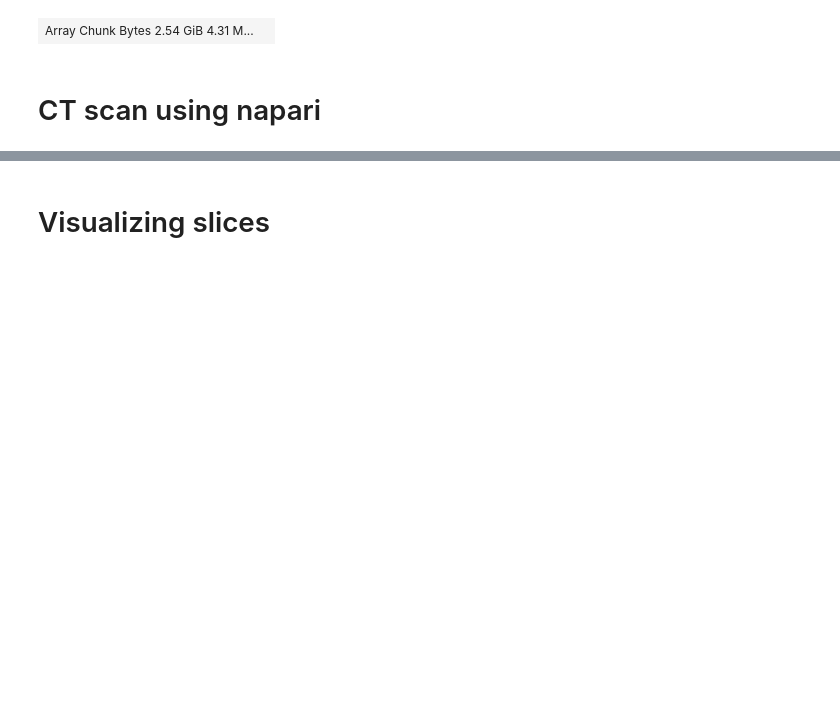
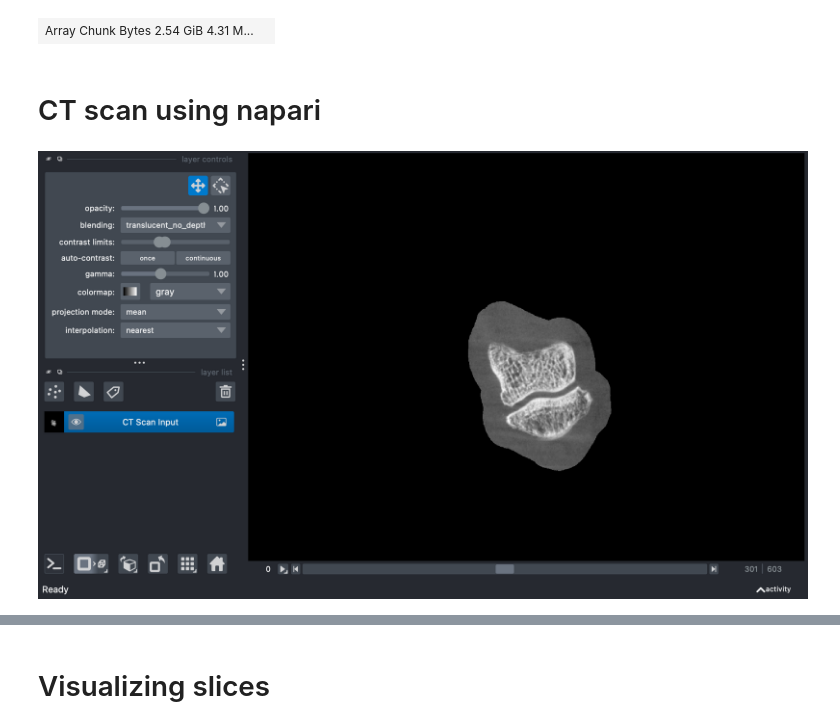
Before and after one commit to angelhb01/finger-bone-segmentation, a Jupyter notebook: notebooks/01_visualizations.ipynb, the cells around one changed output, grey strips where cells are left out. Cells and saved outputs as stored; diff of their text form; code cells hidden in the pictures; blank space fills up the shorter version.

Commit message:
Added visualizations to the raw data.

```diff
--- a/notebooks/01_visualizations.ipynb
+++ b/notebooks/01_visualizations.ipynb
@@ -71,10 +105,19 @@ viewer = napari.Viewer()
 # Visualize
 spacing = np.array([0.05, 0.05, 0.05])
 
+# Displays the input values
 ct_scan_view = viewer.add_image(
     ct_scan,
+    name='CT Scan Input',
+    colormap='gray',
     scale=spacing
 )
+ct_scan_view.reset_contrast_limits()
+# %%
+# CT Scan input
+nbscreenshot(viewer)
+# %% [output]
+[figure, added]
 # %%
 spacing = np.array([0.05, 0.05, 0.05])
 
```
Also changed, not shown: parts of 9 cells of this notebook, 1 other file.
